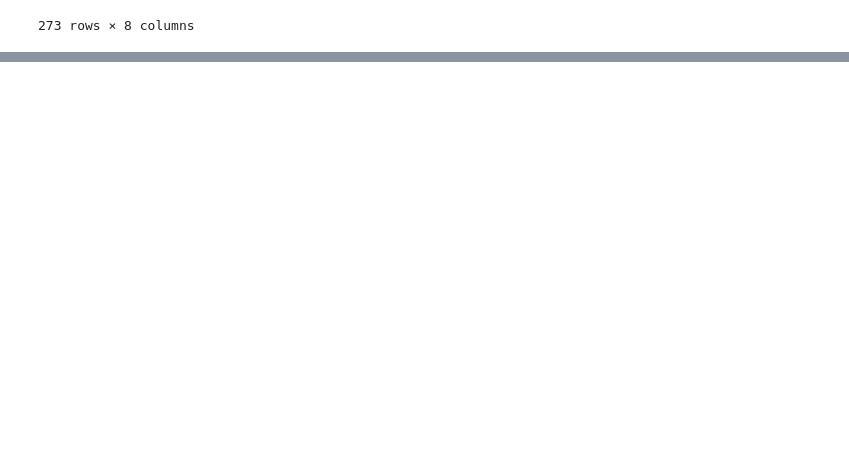
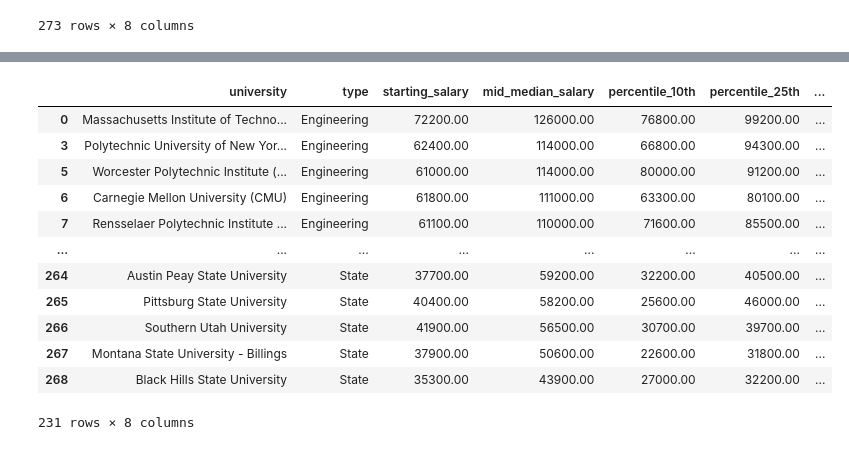
Before and after one commit to jackr276/Final-Project-CMP-262, a Jupyter notebook: Final Project.ipynb, the cells around one changed output, grey strips where cells are left out. Cells and saved outputs as stored; diff of their text form; code cells hidden in the pictures; blank space fills up the shorter version.

```diff
--- a/Final Project.ipynb
+++ b/Final Project.ipynb
@@ -350,0 +386,17 @@ salaries_by_region_df
+# %%
+remove_bad_chars(salaries_by_college_df)
+salaries_by_college_df
+# %% [output]
+|  | university | type | starting_salary | mid_median_salary | percentile_10th | percentile_25th | ... |
+| 0 | Massachusetts Institute of Techno... | Engineering | 72200.00 | 126000.00 | 76800.00 | 99200.00 | ... |
+| 3 | Polytechnic University of New Yor... | Engineering | 62400.00 | 114000.00 | 66800.00 | 94300.00 | ... |
+| 5 | Worcester Polytechnic Institute (... | Engineering | 61000.00 | 114000.00 | 80000.00 | 91200.00 | ... |
+| 6 | Carnegie Mellon University (CMU) | Engineering | 61800.00 | 111000.00 | 63300.00 | 80100.00 | ... |
+| 7 | Rensselaer Polytechnic Institute ... | Engineering | 61100.00 | 110000.00 | 71600.00 | 85500.00 | ... |
+| ... | ... | ... | ... | ... | ... | ... | ... |
+| 264 | Austin Peay State University | State | 37700.00 | 59200.00 | 32200.00 | 40500.00 | ... |
+| 265 | Pittsburg State University | State | 40400.00 | 58200.00 | 25600.00 | 46000.00 | ... |
+| 266 | Southern Utah University | State | 41900.00 | 56500.00 | 30700.00 | 39700.00 | ... |
+| 267 | Montana State University - Billings | State | 37900.00 | 50600.00 | 22600.00 | 31800.00 | ... |
+| 268 | Black Hills State University | State | 35300.00 | 43900.00 | 27000.00 | 32200.00 | ... |
+231 rows × 8 columns
```
Also changed, not shown: parts of 7 cells of this notebook.
